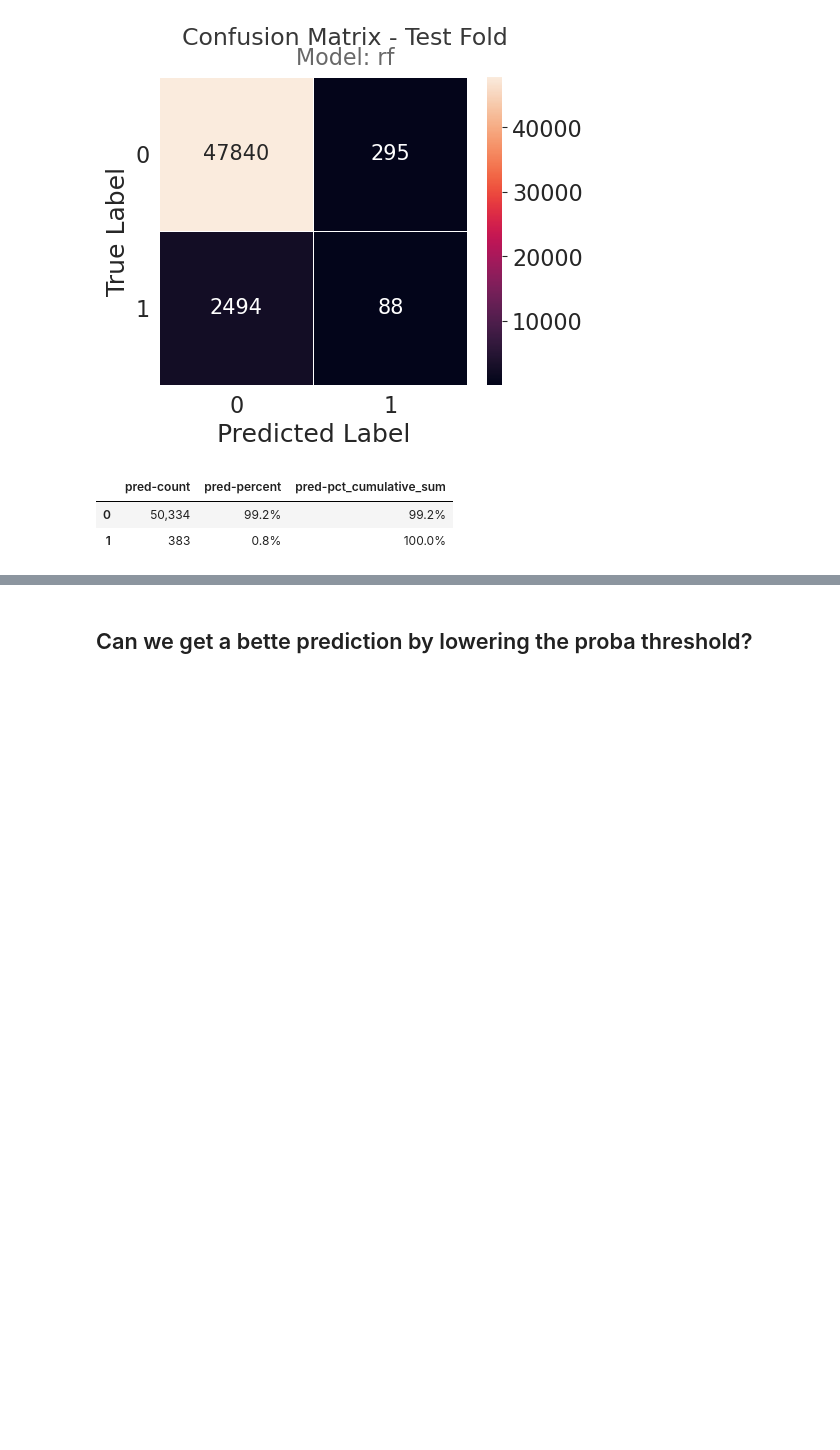
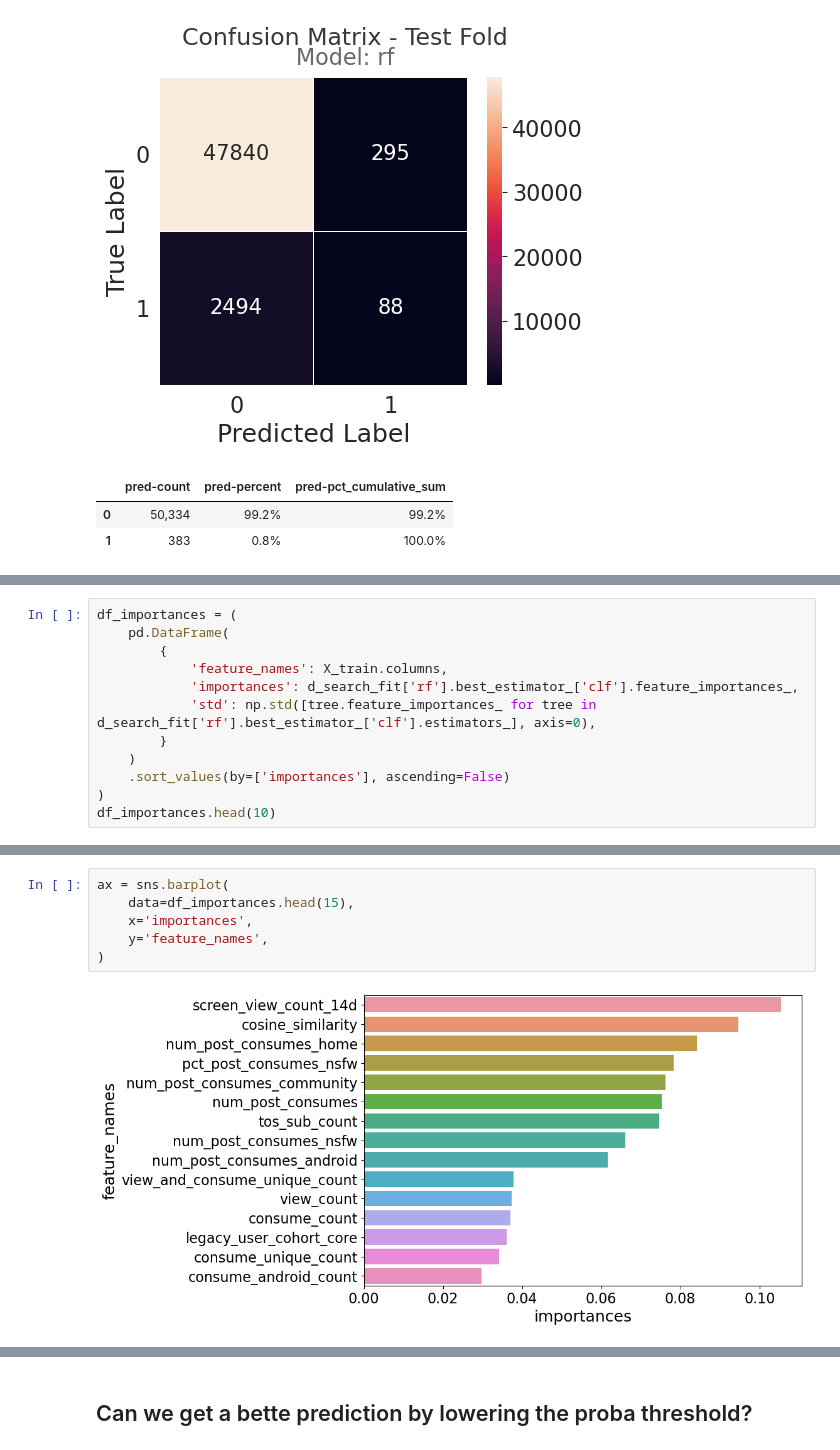
Before and after one commit to nazanin-zinouri/subclu, a Jupyter notebook: notebooks/pn_modeling/djb_03.00-2023-04-17-get_training_data_and_run_baseline_models.ipynb, the cells around one changed output, grey strips where cells are left out. Cells and saved outputs as stored; diff of their text form; blank space fills up the shorter version.

```diff
--- a/notebooks/pn_modeling/djb_03.00-2023-04-17-get_training_data_and_run_baseline_models.ipynb
+++ b/notebooks/pn_modeling/djb_03.00-2023-04-17-get_training_data_and_run_baseline_models.ipynb
@@ -1101,0 +1104,12 @@ weighted avg      0.914     0.945     0.925     50717
+# %%
+df_importances = (
+    pd.DataFrame(
+        {
+            'feature_names': X_train.columns,
+            'importances': d_search_fit['rf'].best_estimator_['clf'].feature_importances_,
+            'std': np.std([tree.feature_importances_ for tree in d_search_fit['rf'].best_estimator_['clf'].estimators_], axis=0),
+        }
+    )
+    .sort_values(by=['importances'], ascending=False)
+)
+df_importances.head(10)
@@ -1101,0 +1128,8 @@ weighted avg      0.914     0.945     0.925     50717
+# %%
+ax = sns.barplot(
+    data=df_importances.head(15),
+    x='importances',
+    y='feature_names',
+)
+# %% [output]
+[figure, added]
```
Also changed, not shown: parts of 3 cells of this notebook, 1 other file.
